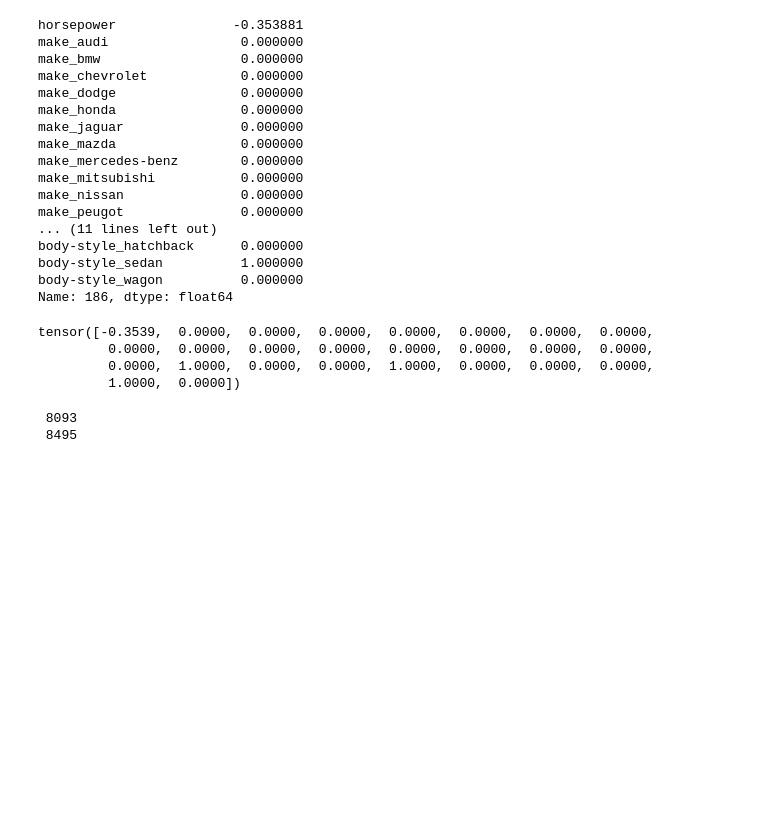
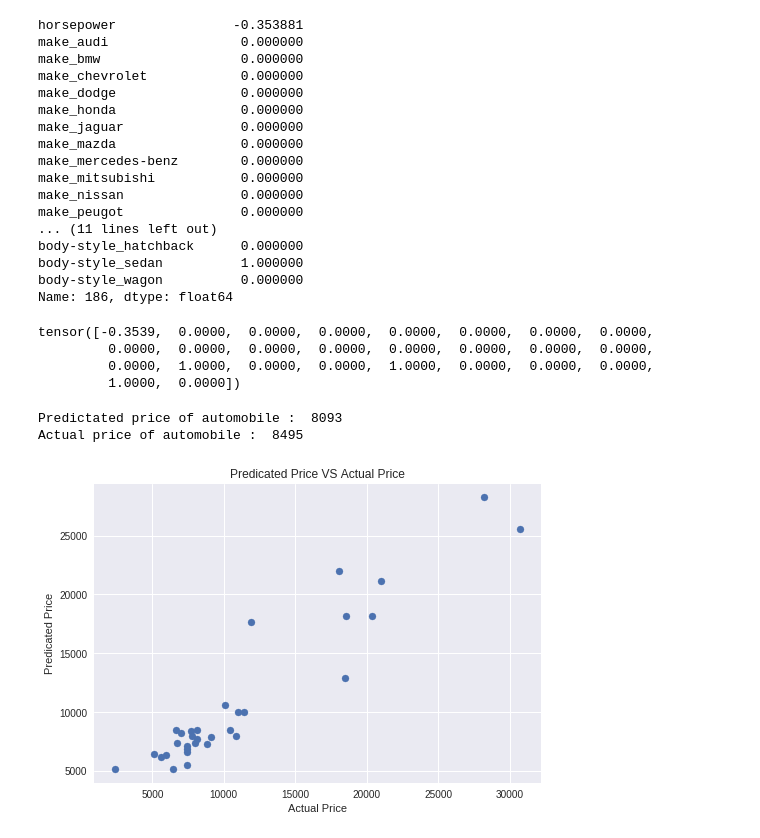
Before and after one commit to rahulsing/pytorch_demo, a Jupyter notebook: 03_pytorch_RegressionUsingFullyConnectedCNN.ipynb, the cells around one changed output. Saved outputs shown, nothing was run; the diff lists cells and outputs as text; code cells hidden in the pictures; blank space fills up the shorter version.

```diff
--- a/03_pytorch_RegressionUsingFullyConnectedCNN.ipynb
+++ b/03_pytorch_RegressionUsingFullyConnectedCNN.ipynb
@@ -273,8 +273,22 @@ tensor([-0.3539,  0.0000,  0.0000,  0.0000,  0.0000,  0.0000,  0.0000,  0.0000,
          1.0000,  0.0000])
 # %%
 y_pred=model(sample_tensor)
-print('',int(y_pred.item()))
-print('',int(y_test.iloc[23]))
+print('Predictated price of automobile : ',int(y_pred.item()))
+print('Actual price of automobile : ',int(y_test.iloc[23]))
 # %% [output]
- 8093
- 8495
+Predictated price of automobile :  8093
+Actual price of automobile :  8495
+# %%
+y_pred_tensor=model(x_test_tensor)
+# %%
+y_pred=y_pred_tensor.detach().numpy()
+# %%
+import matplotlib.pyplot as plt
+plt.scatter(y_pred,y_test.values)
+plt.xlabel('Actual Price')
+plt.ylabel('Predicated Price')
+
+plt.title('Predicated Price VS Actual Price')
+plt.show()
+# %% [output]
+[figure, added]
```
Also changed, not shown: parts of 5 cells of this notebook.
